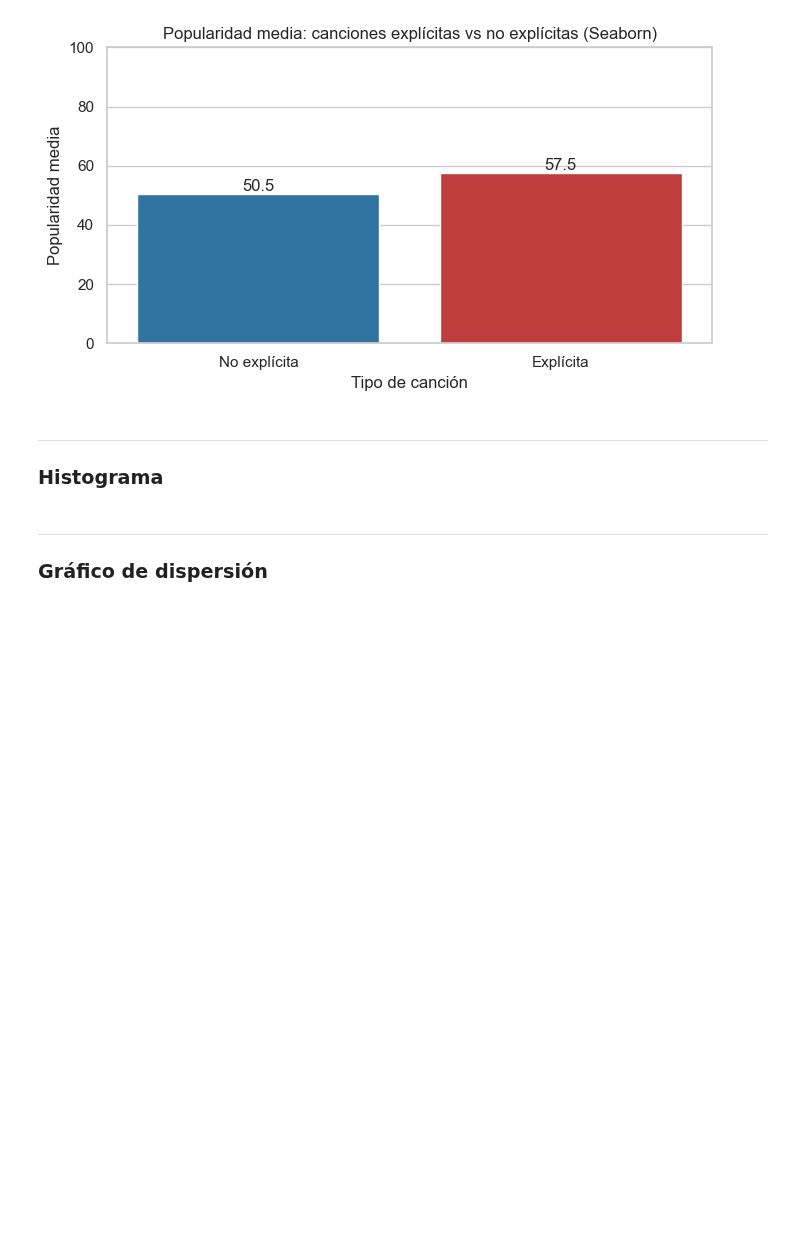
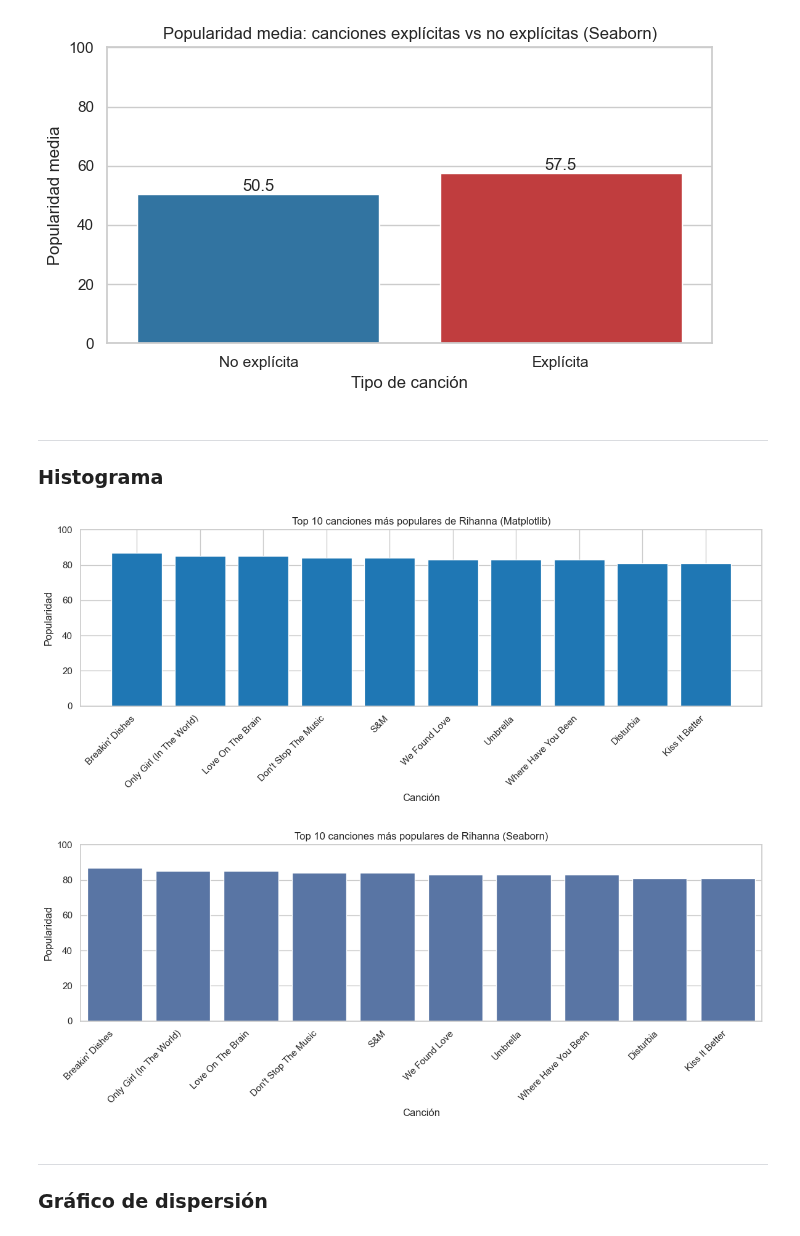
Before and after one commit to JavierPeraltaAzagra/Big-Data-e-IA, a Jupyter notebook: Programacion de IA/Seaborn/Trabajo grupal/04-Seaborn_Teoría.ipynb, the cells around one changed output. Saved outputs shown, nothing was run; the diff lists cells and outputs as text; code cells hidden in the pictures; blank space fills up the shorter version.

```diff
--- a/Programacion de IA/Seaborn/Trabajo grupal/04-Seaborn_Teoría.ipynb
+++ b/Programacion de IA/Seaborn/Trabajo grupal/04-Seaborn_Teoría.ipynb
@@ -145,6 +145,38 @@ Passing `palette` without assigning `hue` is deprecated and will be removed in v
 # %% [markdown]
 ---
 ### Histograma
+# %%
+artist = "Rihanna"
+top10 = (df[df['artist_name'].str.lower() == artist.lower()]
+         .sort_values('track_popularity', ascending=False)
+         .head(10)
+         .reset_index(drop=True))
+
+# Matplotlib
+plt.figure(figsize=(12,5))
+plt.bar(top10['track_name'], top10['track_popularity'], color='tab:blue')
+plt.ylim(0, 100)
+plt.xticks(rotation=45, ha='right')
+plt.xlabel("Canción")
+plt.ylabel("Popularidad")
+plt.title(f"Top 10 canciones más populares de {artist} (Matplotlib)")
+plt.tight_layout()
+plt.show()
+
+# Seaborn
+sns.set_theme(style="whitegrid")
+plt.figure(figsize=(12,5))
+ax = sns.barplot(x='track_name', y='track_popularity', data=top10)
+ax.set_ylim(0, 100)
+ax.set_xticklabels(ax.get_xticklabels(), rotation=45, ha='right')
+ax.set_xlabel("Canción")
+ax.set_ylabel("Popularidad")
+ax.set_title(f"Top 10 canciones más populares de {artist} (Seaborn)")
+plt.tight_layout()
+plt.show()
+# %% [output]
+[figure, added]
+[figure, added]
 # %% [markdown]
 ---
 ### Gráfico de dispersión
```
Also changed, not shown: parts of 9 cells of this notebook.
